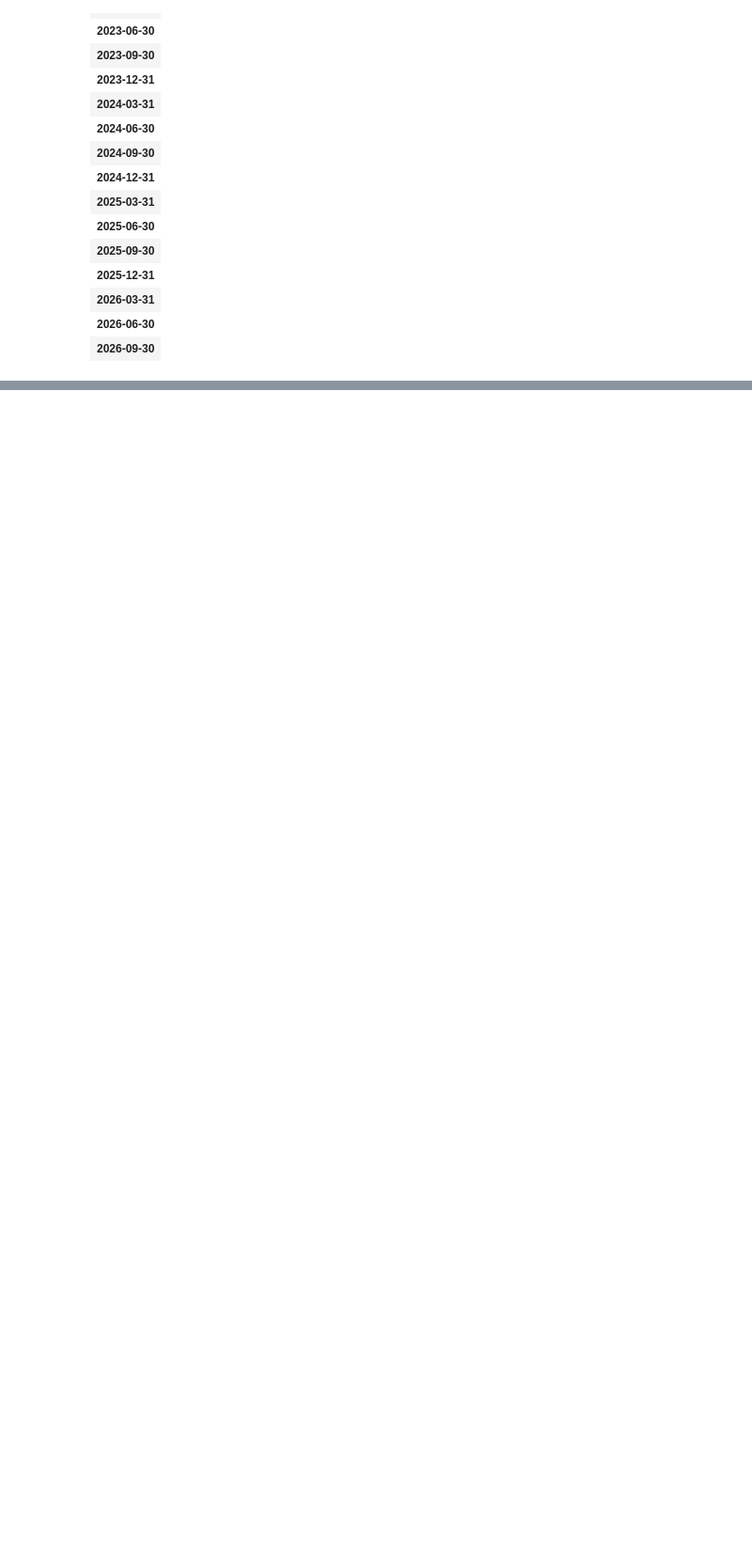
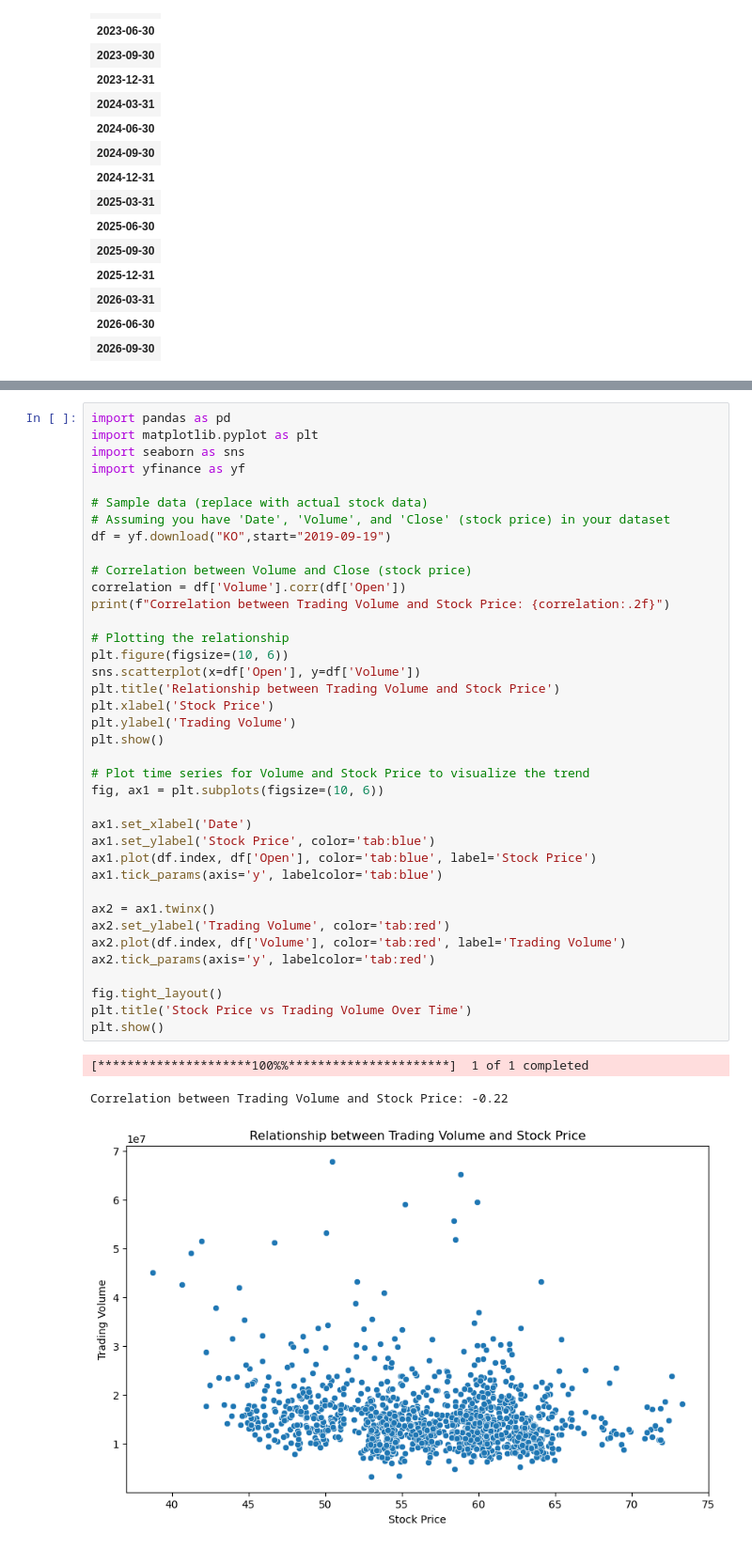
Before and after one commit to ab123-bruh/fund_temp, a Jupyter notebook: mvdevelop.ipynb, the cells around one changed output, grey strips where cells are left out. Shown at 94% size. Saved outputs shown, nothing was run; the diff lists cells and outputs as text; blank space fills up the shorter version.

```diff
--- a/mvdevelop.ipynb
+++ b/mvdevelop.ipynb
@@ -617,0 +667,42 @@ pd.DataFrame(index=pd.date_range(start="2022-09-30",end="2026-09-30",freq="Q-MAR
+# %%
+import pandas as pd
+import matplotlib.pyplot as plt
+import seaborn as sns
+import yfinance as yf
+
+# Sample data (replace with actual stock data)
+# Assuming you have 'Date', 'Volume', and 'Close' (stock price) in your dataset
+df = yf.download("KO",start="2019-09-19")
+
+# Correlation between Volume and Close (stock price)
+correlation = df['Volume'].corr(df['Open'])
+print(f"Correlation between Trading Volume and Stock Price: {correlation:.2f}")
+
+# Plotting the relationship
+plt.figure(figsize=(10, 6))
+sns.scatterplot(x=df['Open'], y=df['Volume'])
+plt.title('Relationship between Trading Volume and Stock Price')
+plt.xlabel('Stock Price')
+plt.ylabel('Trading Volume')
+plt.show()
+
+# Plot time series for Volume and Stock Price to visualize the trend
+fig, ax1 = plt.subplots(figsize=(10, 6))
+
+ax1.set_xlabel('Date')
+ax1.set_ylabel('Stock Price', color='tab:blue')
+ax1.plot(df.index, df['Open'], color='tab:blue', label='Stock Price')
+ax1.tick_params(axis='y', labelcolor='tab:blue')
+
+ax2 = ax1.twinx()
+ax2.set_ylabel('Trading Volume', color='tab:red')
+ax2.plot(df.index, df['Volume'], color='tab:red', label='Trading Volume')
+ax2.tick_params(axis='y', labelcolor='tab:red')
+
+fig.tight_layout()
+plt.title('Stock Price vs Trading Volume Over Time')
+plt.show()
+# %% [output]
+[*********************100%%**********************]  1 of 1 completed
+Correlation between Trading Volume and Stock Price: -0.22
+[figure, added]
```
Also changed, not shown: parts of 6 cells of this notebook, 2 other files.
